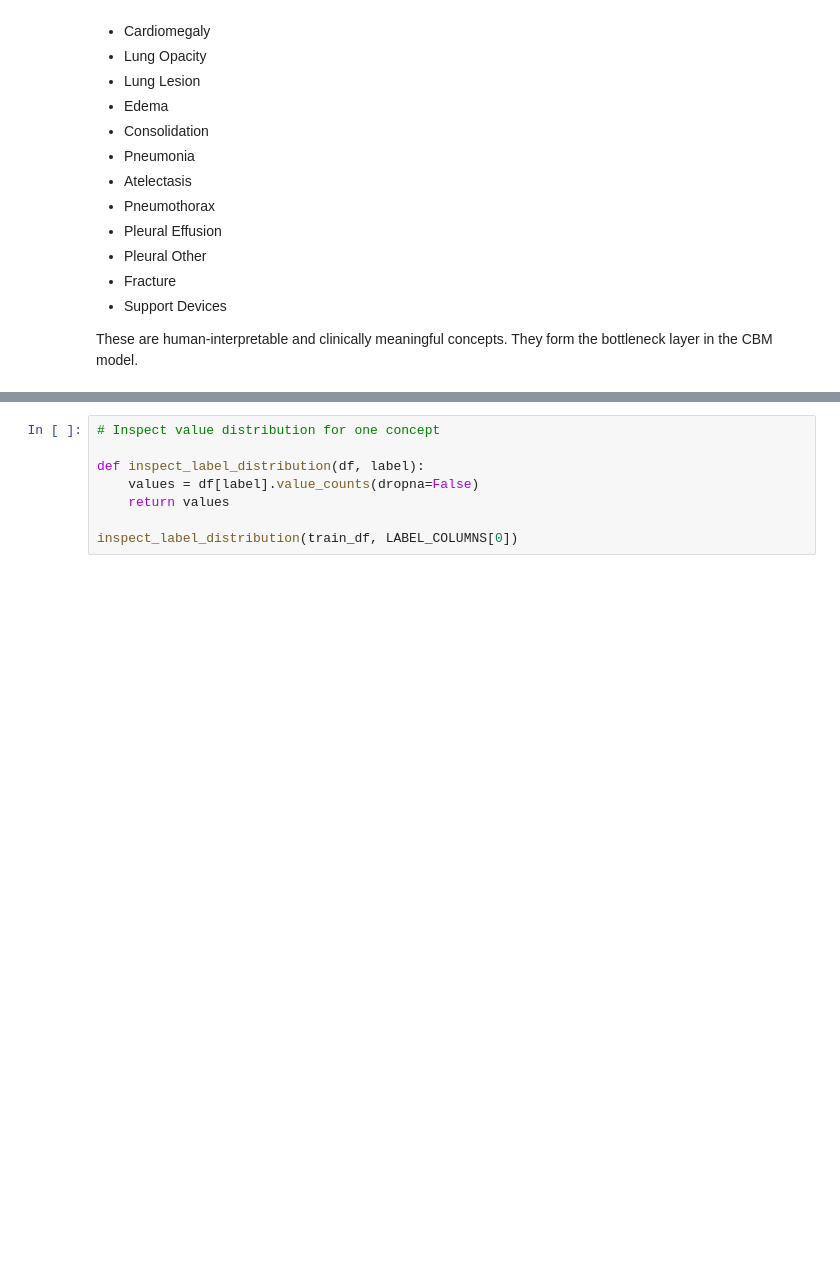
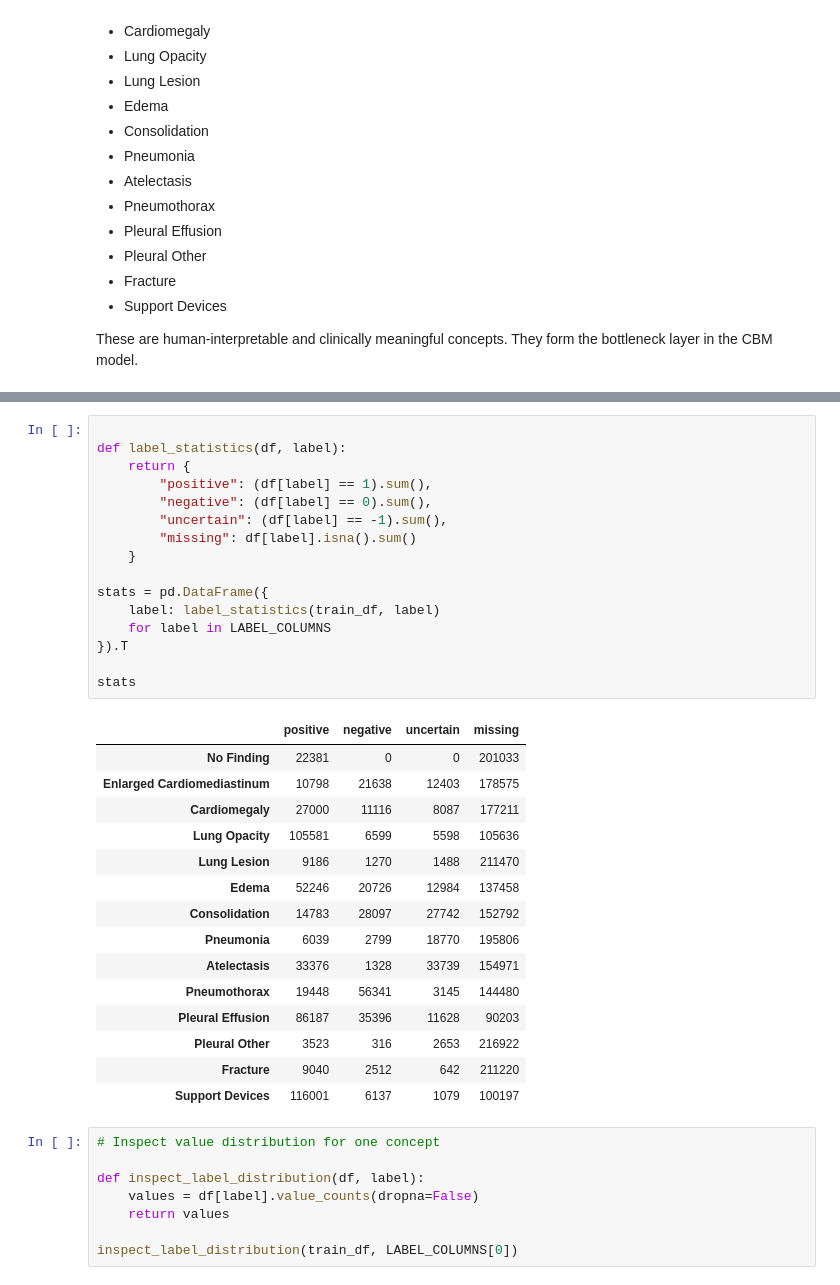
Before and after one commit to boulaabimeher/CBM_work, a Jupyter notebook: chexpert_overview.ipynb, the cells around one changed output, grey strips where cells are left out. Cells and saved outputs as stored; diff of their text form; blank space fills up the shorter version.

```diff
--- a/chexpert_overview.ipynb
+++ b/chexpert_overview.ipynb
@@ -209,3 +205,35 @@ They form the bottleneck layer in the CBM model.
+# %%
+
+def label_statistics(df, label):
+    return {
+        "positive": (df[label] == 1).sum(),
+        "negative": (df[label] == 0).sum(),
+        "uncertain": (df[label] == -1).sum(),
+        "missing": df[label].isna().sum()
+    }
+
+stats = pd.DataFrame({
+    label: label_statistics(train_df, label)
+    for label in LABEL_COLUMNS
+}).T
+
+stats
+# %% [output]
+|  | positive | negative | uncertain | missing |
+| No Finding | 22381 | 0 | 0 | 201033 |
+| Enlarged Cardiomediastinum | 10798 | 21638 | 12403 | 178575 |
+| Cardiomegaly | 27000 | 11116 | 8087 | 177211 |
+| Lung Opacity | 105581 | 6599 | 5598 | 105636 |
+| Lung Lesion | 9186 | 1270 | 1488 | 211470 |
+| Edema | 52246 | 20726 | 12984 | 137458 |
+| Consolidation | 14783 | 28097 | 27742 | 152792 |
+| Pneumonia | 6039 | 2799 | 18770 | 195806 |
+| Atelectasis | 33376 | 1328 | 33739 | 154971 |
+| Pneumothorax | 19448 | 56341 | 3145 | 144480 |
+| Pleural Effusion | 86187 | 35396 | 11628 | 90203 |
+| Pleural Other | 3523 | 316 | 2653 | 216922 |
+| Fracture | 9040 | 2512 | 642 | 211220 |
+| Support Devices | 116001 | 6137 | 1079 | 100197 |
 # %%
 # Inspect value distribution for one concept
 
```
Also changed, not shown: parts of 6 cells of this notebook, 2 other files.
